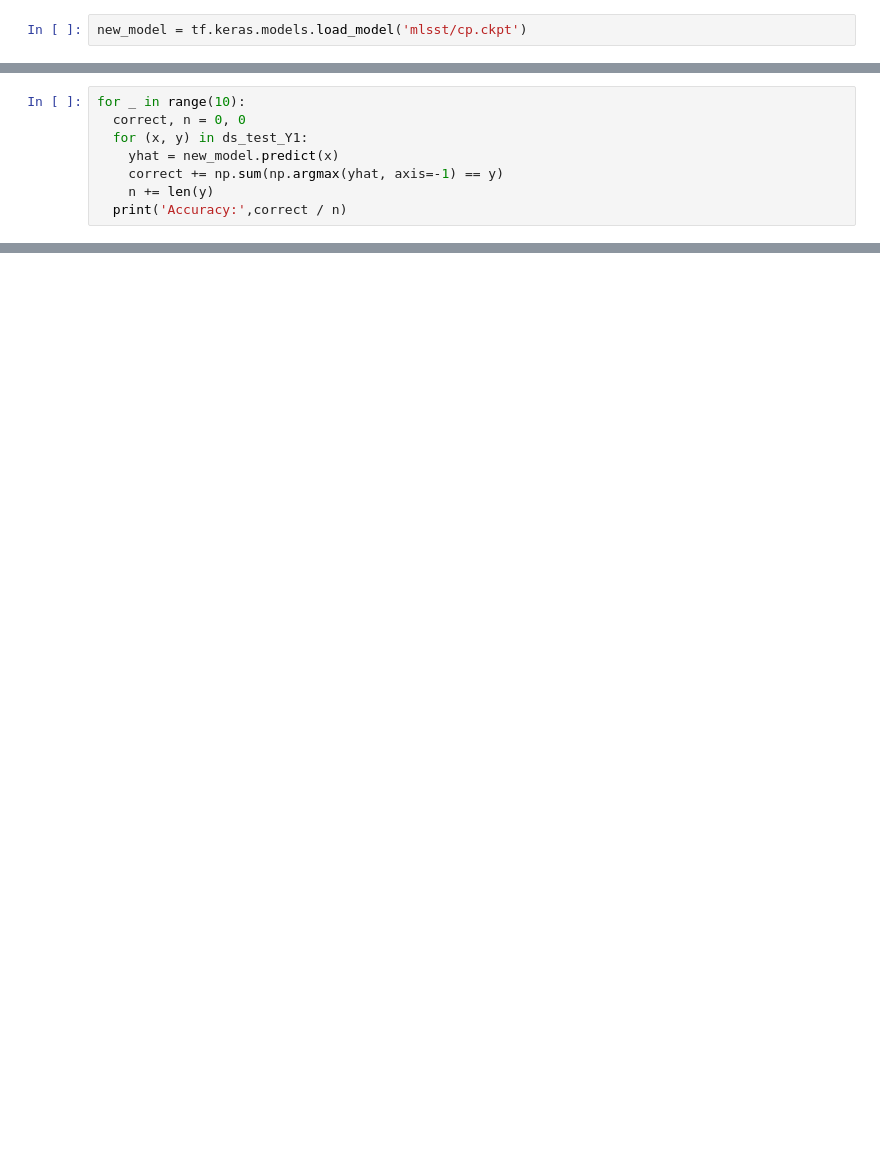
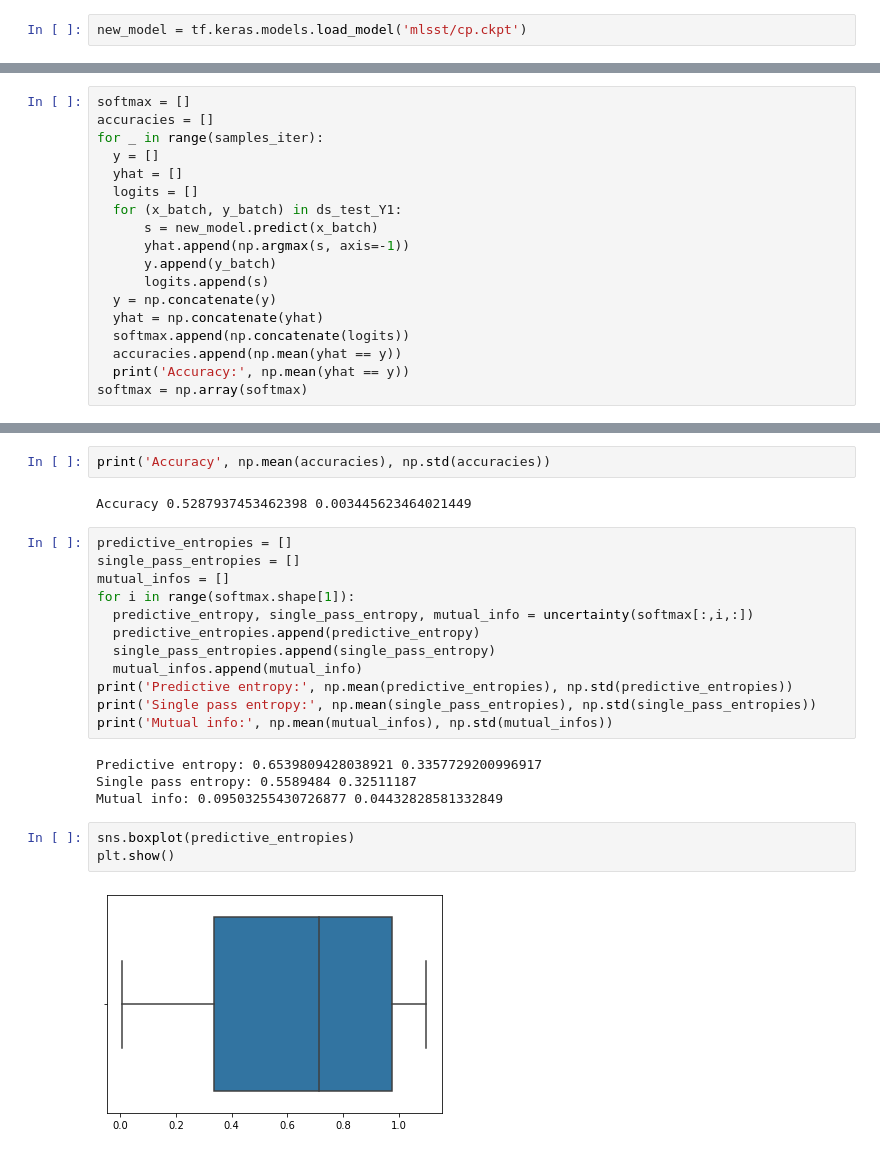
Before and after one commit to adammoss/bnn_hmc, a Jupyter notebook: results/MLSST_MCD.ipynb, the cells around one changed output, grey strips where cells are left out. Drawn from its saved outputs; the diff is of its cells as text; blank space fills up the shorter version.

```diff
--- a/results/MLSST_MCD.ipynb
+++ b/results/MLSST_MCD.ipynb
@@ -269,8 +220,0 @@ Dataset mlsst downloaded and prepared to ~/tensorflow_datasets/mlsst/Y1/1.0.0. S
-# %%
-for _ in range(10):
-  correct, n = 0, 0
-  for (x, y) in ds_test_Y1:
-    yhat = new_model.predict(x)
-    correct += np.sum(np.argmax(yhat, axis=-1) == y)
-    n += len(y)
-  print('Accuracy:',correct / n)
@@ -313,0 +221,18 @@ Entropy of a single pass: 0.012511255741119385
+# %%
+softmax = []
+accuracies = []
+for _ in range(samples_iter):
+  y = []
+  yhat = []
+  logits = []
+  for (x_batch, y_batch) in ds_test_Y1:
+      s = new_model.predict(x_batch)
+      yhat.append(np.argmax(s, axis=-1))
+      y.append(y_batch)
+      logits.append(s)
+  y = np.concatenate(y)
+  yhat = np.concatenate(yhat)
+  softmax.append(np.concatenate(logits))
+  accuracies.append(np.mean(yhat == y))
+  print('Accuracy:', np.mean(yhat == y))
+softmax = np.array(softmax)
@@ -313,0 +257,25 @@ Entropy of a single pass: 0.012511255741119385
+# %%
+print('Accuracy', np.mean(accuracies), np.std(accuracies))
+# %% [output]
+Accuracy 0.5287937453462398 0.003445623464021449
+# %%
+predictive_entropies = []
+single_pass_entropies = []
+mutual_infos = []
+for i in range(softmax.shape[1]):
+  predictive_entropy, single_pass_entropy, mutual_info = uncertainty(softmax[:,i,:])
+  predictive_entropies.append(predictive_entropy)
+  single_pass_entropies.append(single_pass_entropy)
+  mutual_infos.append(mutual_info)
+print('Predictive entropy:', np.mean(predictive_entropies), np.std(predictive_entropies))
+print('Single pass entropy:', np.mean(single_pass_entropies), np.std(single_pass_entropies))
+print('Mutual info:', np.mean(mutual_infos), np.std(mutual_infos))
+# %% [output]
+Predictive entropy: 0.6539809428038921 0.3357729200996917
+Single pass entropy: 0.5589484 0.32511187
+Mutual info: 0.09503255430726877 0.04432828581332849
+# %%
+sns.boxplot(predictive_entropies)
+plt.show()
+# %% [output]
+[figure, added]
```
Also changed, not shown: parts of 28 cells of this notebook.
